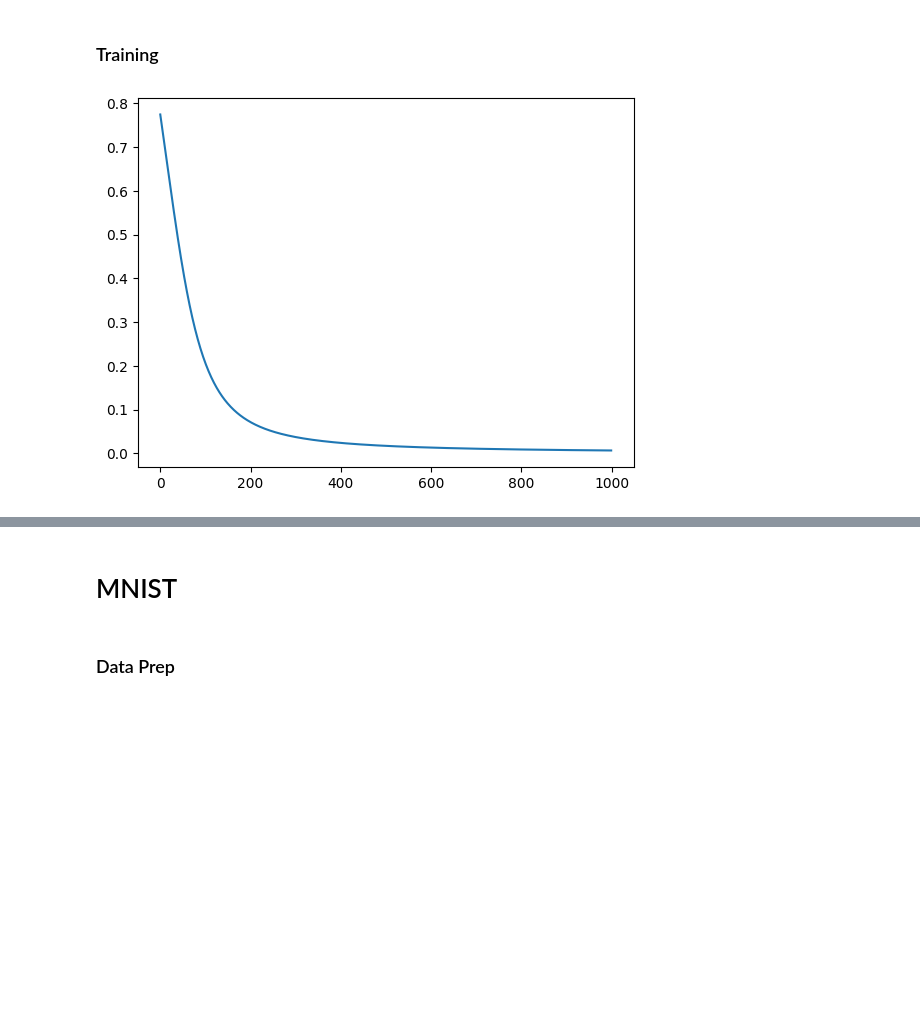
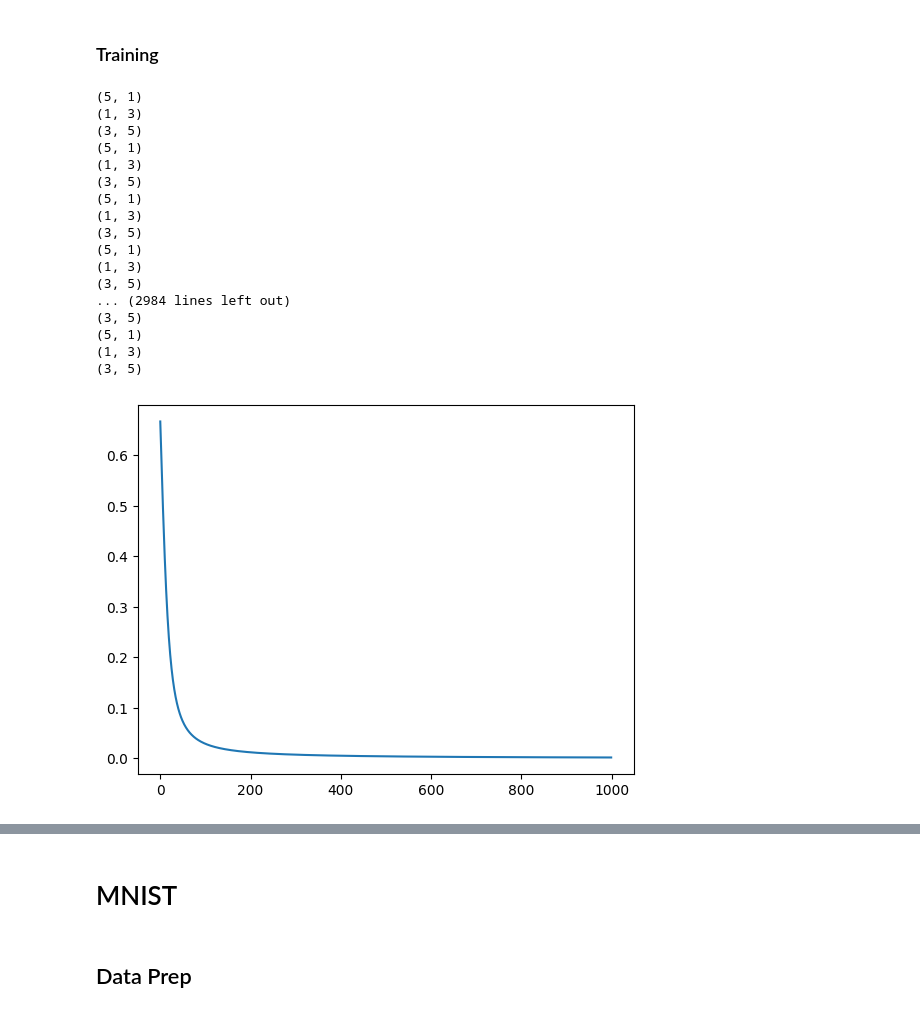
Before and after one commit to chris-hoertnagl/AI-Dojo, a Jupyter notebook: DL/neural_net.ipynb, the cells around one changed output, grey strips where cells are left out. Cells and saved outputs as stored; diff of their text form; code cells hidden in the pictures; blank space fills up the shorter version.

```diff
--- a/DL/neural_net.ipynb
+++ b/DL/neural_net.ipynb
@@ -5,0 +142,22 @@ import matplotlib.pyplot as plt
+# %%
+X = np.array([[0, 0, 0, 1], [0, 0, 0, 1]])
+X = X.reshape(X.shape[0],X.shape[1],1)
+Y= np.array([[0, 1, 0], [0, 1, 0]])
+Y = Y.reshape(Y.shape[0],Y.shape[1],1)
+
+y_hat_ = nn.forward(X[0])
+y_ = Y[0]
+
+d_Cf = d_se(y_hat_, y_)
+mem = d_Cf
+for idx, layer in reversed(list(enumerate(nn.layers))):
+    print(idx)
+    z_, a_prev_ = layer["memory"]
+    d_f = layer['d_activation'](z_)
+    if layer['d_activation'] == d_softmax:
+        mem = d_f @ mem
+    else:
+        mem = nn.layers[idx + 1]['W'].T @ mem * d_f
+    layer['dW'] = mem @ a_prev_.T
+    print(layer["dW"].shape)
+    print(layer["W"].shape)
@@ -5,0 +267,14 @@ import matplotlib.pyplot as plt
+# %%
+%%time
+X = np.array([[0, 0, 0, 1] for _ in range(1000)])
+X = X.reshape(X.shape[0],X.shape[1],1)
+Y= np.array([[0, 1, 0] for _ in range(1000)])
+Y = Y.reshape(Y.shape[0],Y.shape[1],1)
+ls = [{"input_size": 4, "output_size": 5, "activation": sigmoid, "d_activation": d_sigmoid},
+        {"input_size": 5, "output_size": 5, "activation": sigmoid, "d_activation": d_sigmoid},
+          {"input_size": 5, "output_size": 3, "activation": softmax, "d_activation": d_softmax}]
+nn2 = NN(ls)
+
+losses = nn2.train(X, Y)
+plt.plot([i for i in range(1000)], [np.sum(l) for l in losses])
+plt.show()
@@ -287,12 +596,30 @@ Loss: 0.005806550609581823
 # %% [markdown]
 ### Training
 # %%
+%%time
 hidden_dim = 5
 X = np.array([[0, 0, 0, 1] for _ in range(1000)])
 Y= np.array([[0, 1, 0] for _ in range(1000)])
-nn = NeuralNetwork(X.shape[1], hidden_dim, hidden_dim, Y.shape[1], (-0.3,0.3), 0.02, np.float64)
-losses = nn.train(X, Y)
+nn1 = NeuralNetwork(X.shape[1], hidden_dim, hidden_dim, Y.shape[1], (2.,2.))
+losses = nn1.train(X, Y)
 plt.plot([i for i in range(1000)], [np.sum(l) for l in losses])
 plt.show()
 # %% [output]
+(5, 1)
+(1, 3)
+(3, 5)
+(5, 1)
+(1, 3)
+(3, 5)
+(5, 1)
+(1, 3)
+(3, 5)
+(5, 1)
+(1, 3)
+(3, 5)
+... (2984 lines left out)
+(3, 5)
+(5, 1)
+(1, 3)
+(3, 5)
-[figure, old version]
+[figure, new version]
@@ -299,5 +628,5 @@ plt.show()
 # %% [markdown]
 # MNIST
 # %% [markdown]
-### Data Prep
+## Data Prep
 # %%
```
Also changed, not shown: parts of 69 cells of this notebook.
